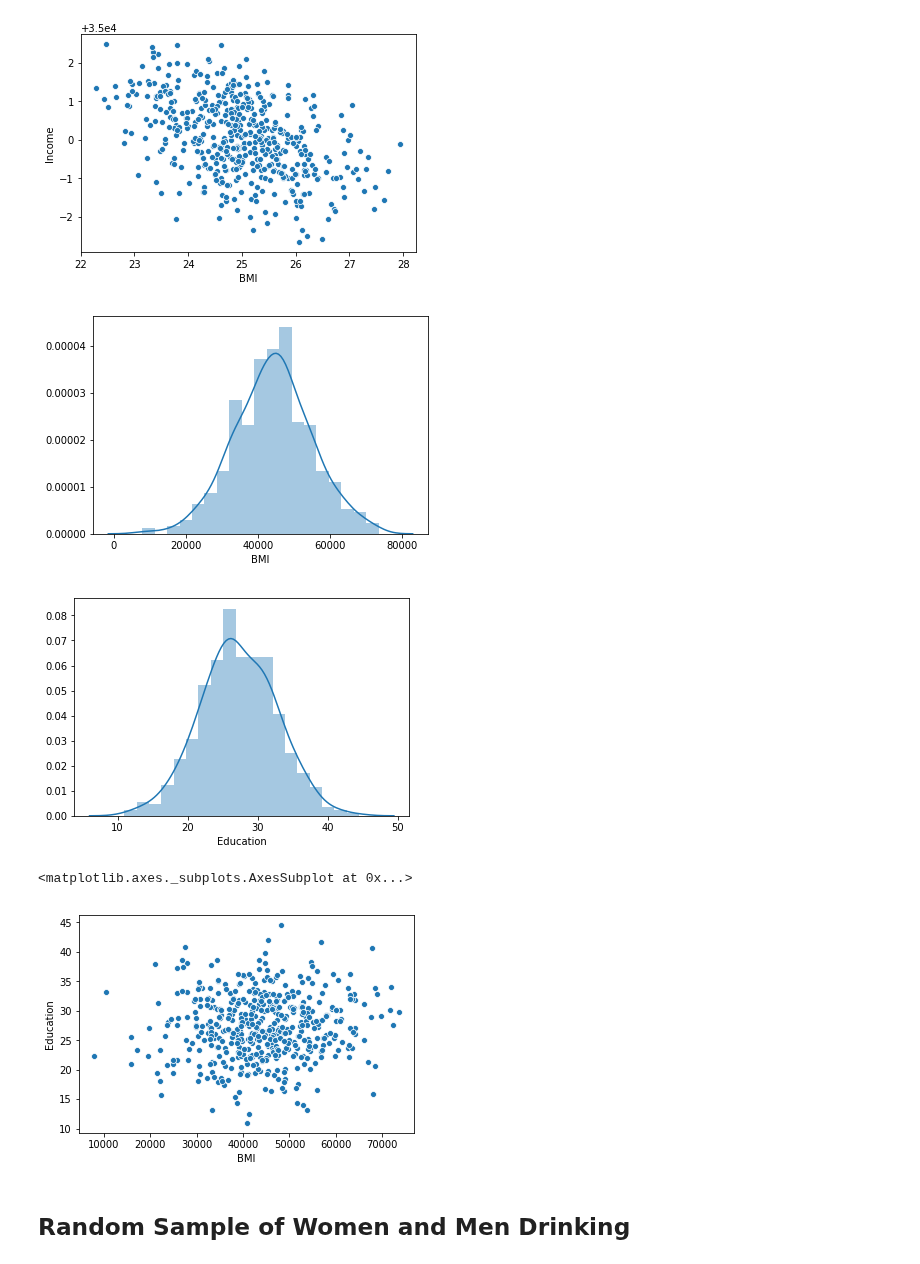
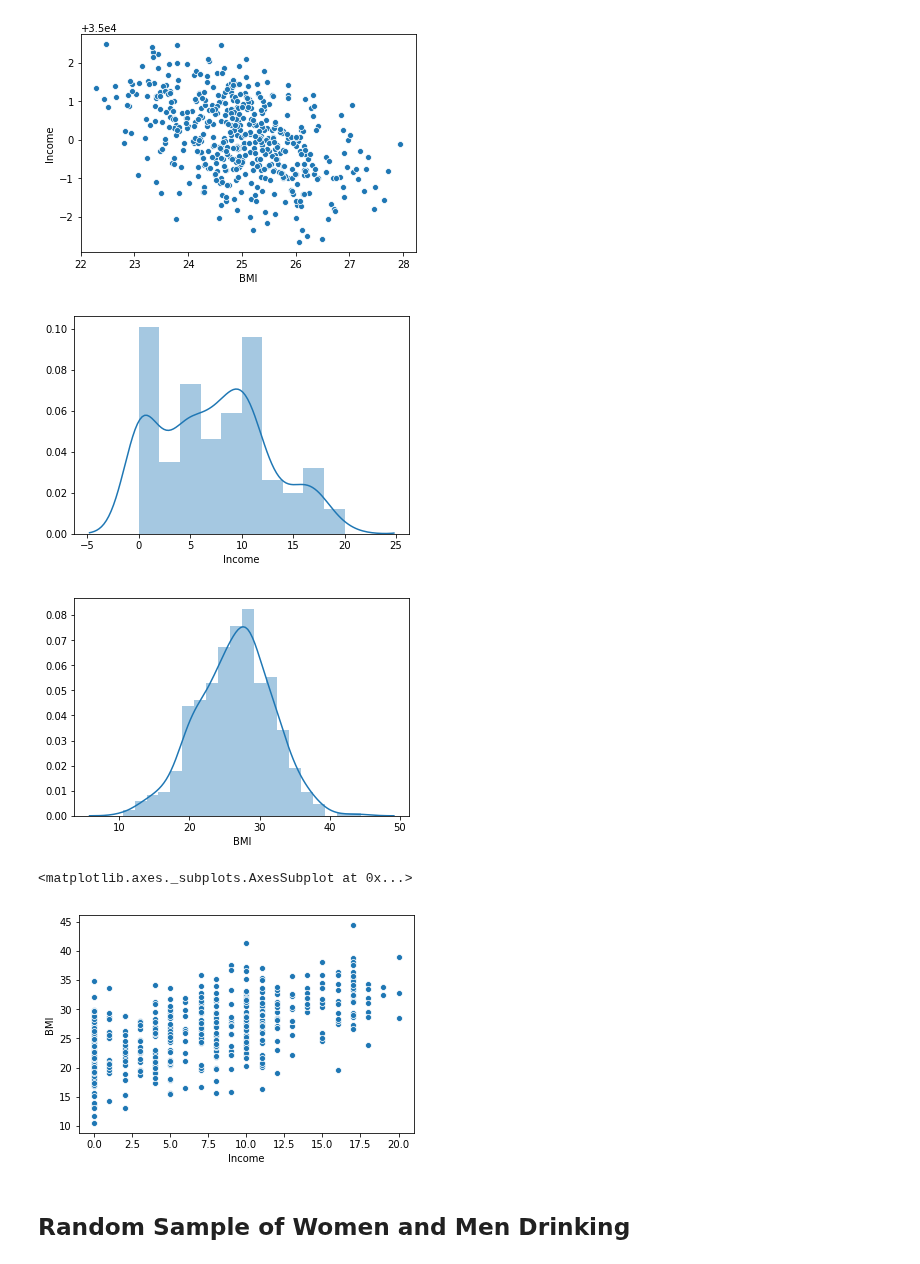
Before and after one commit to dermotkel/programming-project, a Jupyter notebook: Programming Project.ipynb, the cells around one changed output. Saved outputs shown, nothing was run; the diff lists cells and outputs as text; code cells hidden in the pictures.

```diff
--- a/Programming Project.ipynb
+++ b/Programming Project.ipynb
@@ -516,26 +513,24 @@ sns.scatterplot(x = "BMI", y = "Income", data=da)
 corr_mat = np.array([[1, 0.6],
                     [0.6, 1]])
 
-fin = pd.DataFrame({"Education": np.random.normal(27.203, 5.4, 500), "BMI": np.random.normal(55500, 14000, 500)
-})
+fin = pd.DataFrame({"Income": female_income_level['Income'], "BMI": fbmi['BMI']})
 # %%
 upper_chol = cholesky(corr_mat)
 
 ans = fin @ upper_chol
-ans.columns = ['Education', 'BMI']
-ans
+ans.columns = ['Income', 'BMI']
 
+sns.distplot(ans['Income'])
+plt.show()
 sns.distplot(ans['BMI'])
 plt.show()
-sns.distplot(ans['Education'])
-plt.show()
 
-sns.scatterplot(x = "BMI", y = "Education", data=ans)
+sns.scatterplot(x = "Income", y = "BMI", data=ans)
 # %% [output]
-[figure, old version]
+[figure, new version]
-[figure, old version]
+[figure, new version]
 <matplotlib.axes._subplots.AxesSubplot at 0x...>
-[figure, old version]
+[figure, new version]
 # %%
 corr_mat = np.array([[1, 0.6],
                     [0.6, 1]])
```
Also changed, not shown: parts of 20 cells of this notebook.
